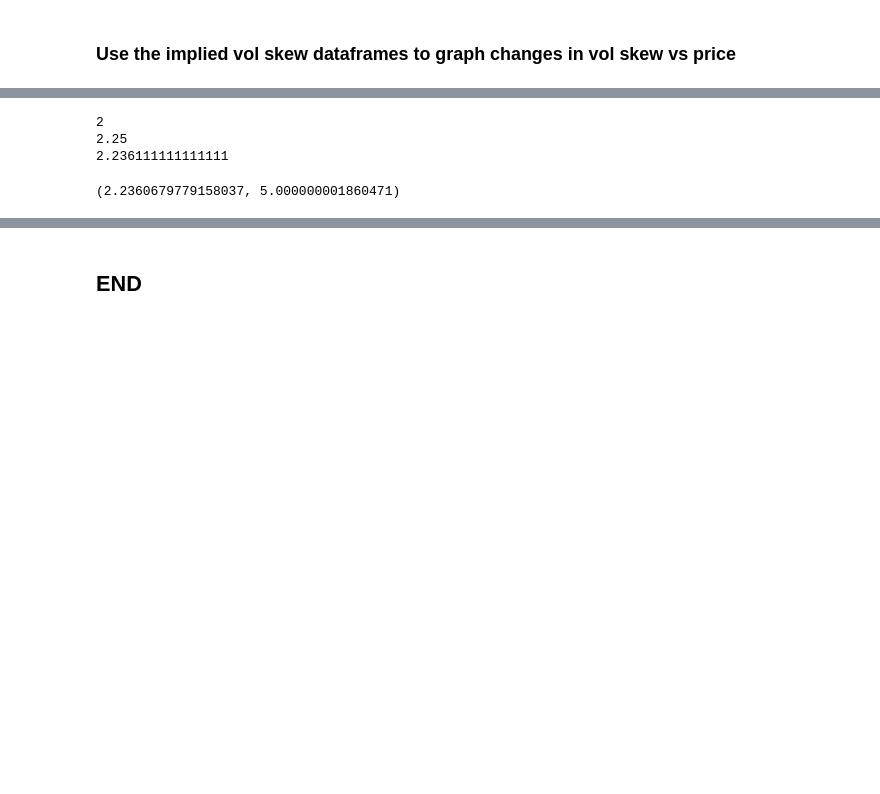
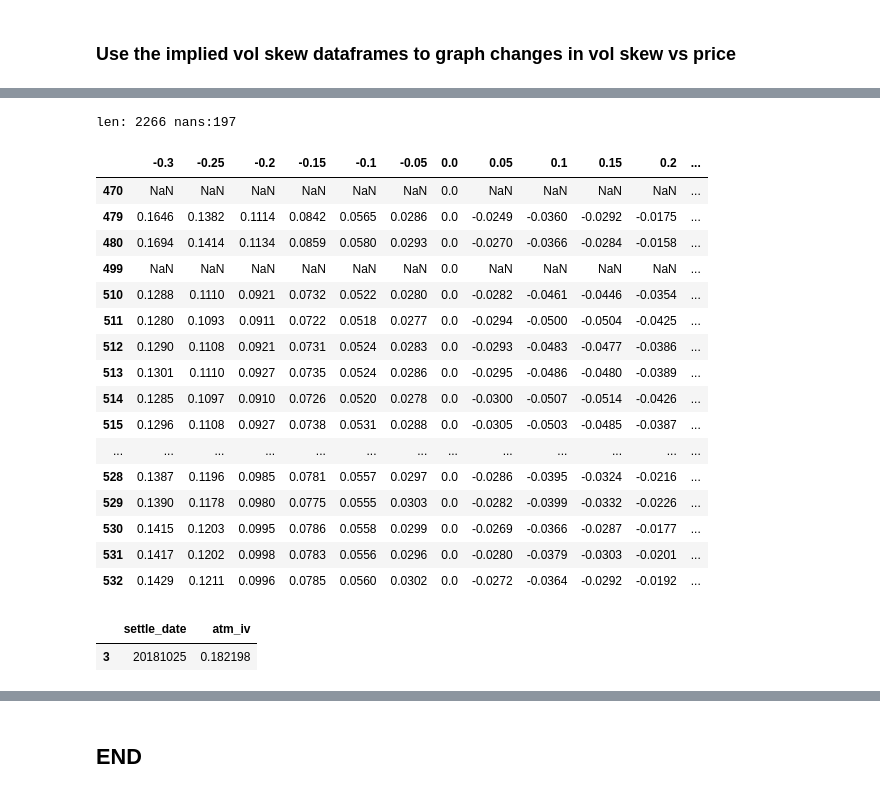
Before and after one commit to bgithub1/barchartacs, a Jupyter notebook: barchartacs/research_2.ipynb, the cells around one changed output, grey strips where cells are left out. Saved outputs shown, nothing was run; the diff lists cells and outputs as text; code cells hidden in the pictures; blank space fills up the shorter version.

```diff
--- a/barchartacs/research_2.ipynb
+++ b/barchartacs/research_2.ipynb
@@ -291,8 +336,8 @@ def graph_skew_subplot_quad(rfs):
     return f1
 # iplot(f1)
 # %%
-df_iv_final = pd.read_csv('./temp_folder/df_iv_final.csv')
-df_iv_skew = pd.read_csv('./temp_folder/df_iv_skew.csv')
+df_iv_final = pd.read_csv('./temp_folder/df_iv_final_ES.csv')
+df_iv_skew = pd.read_csv('./temp_folder/df_iv_skew_ES.csv')
 # %%
 etf = 'spy'
 yyyymmdd_beg = df_iv_skew.settle_date.min()
@@ -339,4 +391,34 @@ iplot(plotly_plot(df_year,x_column='settle_date',y_left_label='put skew',yaxis2_
 [interactive output not drawn]
+# %%
+df_nan = df_iv_skew[(df_iv_skew['0.35'].isna()) & (df_iv_skew.settle_date>=20181020)]
+print(f'len: {len(df_iv_skew)} nans:{len(df_nan)}')
+df_nan.head(20)
+# %% [output]
+len: 2266 nans:197
+|  | -0.3 | -0.25 | -0.2 | -0.15 | -0.1 | -0.05 | 0.0 | 0.05 | 0.1 | 0.15 | 0.2 | ... |
+| 470 | NaN | NaN | NaN | NaN | NaN | NaN | 0.0 | NaN | NaN | NaN | NaN | ... |
+| 479 | 0.1646 | 0.1382 | 0.1114 | 0.0842 | 0.0565 | 0.0286 | 0.0 | -0.0249 | -0.0360 | -0.0292 | -0.0175 | ... |
+| 480 | 0.1694 | 0.1414 | 0.1134 | 0.0859 | 0.0580 | 0.0293 | 0.0 | -0.0270 | -0.0366 | -0.0284 | -0.0158 | ... |
+| 499 | NaN | NaN | NaN | NaN | NaN | NaN | 0.0 | NaN | NaN | NaN | NaN | ... |
+| 510 | 0.1288 | 0.1110 | 0.0921 | 0.0732 | 0.0522 | 0.0280 | 0.0 | -0.0282 | -0.0461 | -0.0446 | -0.0354 | ... |
+| 511 | 0.1280 | 0.1093 | 0.0911 | 0.0722 | 0.0518 | 0.0277 | 0.0 | -0.0294 | -0.0500 | -0.0504 | -0.0425 | ... |
+| 512 | 0.1290 | 0.1108 | 0.0921 | 0.0731 | 0.0524 | 0.0283 | 0.0 | -0.0293 | -0.0483 | -0.0477 | -0.0386 | ... |
+| 513 | 0.1301 | 0.1110 | 0.0927 | 0.0735 | 0.0524 | 0.0286 | 0.0 | -0.0295 | -0.0486 | -0.0480 | -0.0389 | ... |
+| 514 | 0.1285 | 0.1097 | 0.0910 | 0.0726 | 0.0520 | 0.0278 | 0.0 | -0.0300 | -0.0507 | -0.0514 | -0.0426 | ... |
+| 515 | 0.1296 | 0.1108 | 0.0927 | 0.0738 | 0.0531 | 0.0288 | 0.0 | -0.0305 | -0.0503 | -0.0485 | -0.0387 | ... |
+| ... | ... | ... | ... | ... | ... | ... | ... | ... | ... | ... | ... | ... |
+| 528 | 0.1387 | 0.1196 | 0.0985 | 0.0781 | 0.0557 | 0.0297 | 0.0 | -0.0286 | -0.0395 | -0.0324 | -0.0216 | ... |
+| 529 | 0.1390 | 0.1178 | 0.0980 | 0.0775 | 0.0555 | 0.0303 | 0.0 | -0.0282 | -0.0399 | -0.0332 | -0.0226 | ... |
+| 530 | 0.1415 | 0.1203 | 0.0995 | 0.0786 | 0.0558 | 0.0299 | 0.0 | -0.0269 | -0.0366 | -0.0287 | -0.0177 | ... |
+| 531 | 0.1417 | 0.1202 | 0.0998 | 0.0783 | 0.0556 | 0.0296 | 0.0 | -0.0280 | -0.0379 | -0.0303 | -0.0201 | ... |
+| 532 | 0.1429 | 0.1211 | 0.0996 | 0.0785 | 0.0560 | 0.0302 | 0.0 | -0.0272 | -0.0364 | -0.0292 | -0.0192 | ... |
+# %%
+df_atm_vol = df_iv_final[df_iv_final.settle_date>=20181020][['settle_date','atm_iv']].drop_duplicates()
+df_atm_vol.index = range(len(df_atm_vol))
+df_atm_vol[df_atm_vol.settle_date==20181025]
+# %% [output]
+|  | settle_date | atm_iv |
+| 3 | 20181025 | 0.182198 |
 # %%
 y = 19
 c = SYMBOL_TO_RESEARCH
@@ -452,18 +534,3 @@ def get_even_moneyness_strikes(df10):
     df12.moneyness = df12.moneyness.round(4)
     df12['vol_skew'] = (df12.iv - df12.atm_iv).round(4)
     return df12
-# %%
-d = 5
-g = 2
-e = .0000001
-for _ in range(100):
-    if abs(g**2-d)<e:
-        break
-    print(g)
-    g =  (g + d/g )/2
-g ,g**2
-# %% [output]
-2
-2.25
-2.236111111111111
-(2.2360679779158037, 5.000000001860471)
```
Also changed, not shown: parts of 10 cells of this notebook, 11 other files.
